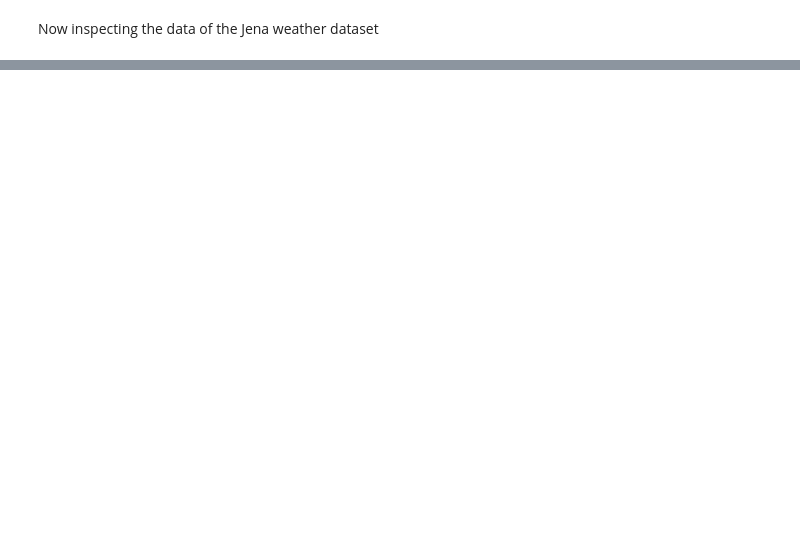
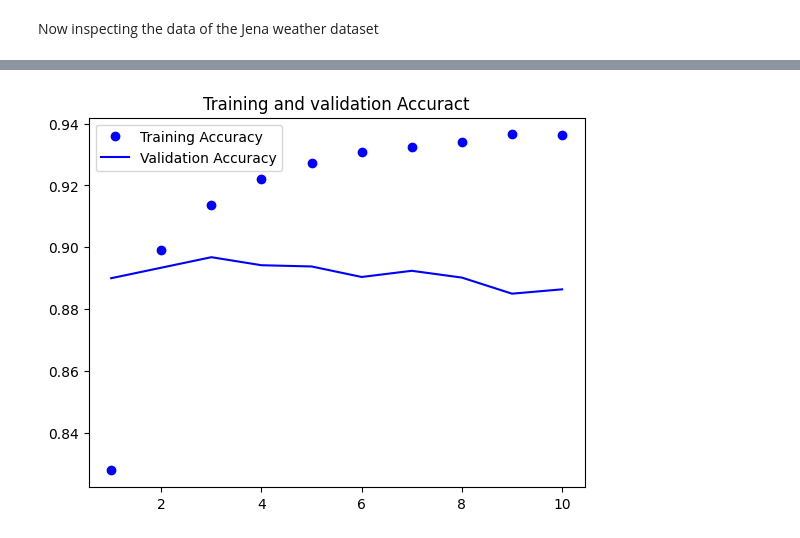
Before and after one commit to josephassiga/tensorflow-and-keras-tutorial, a Jupyter notebook: W3/Lab5/W3_Lab_1_intro_nlp.ipynb, the cells around one changed output, grey strips where cells are left out. Cells and saved outputs as stored; diff of their text form; code cells hidden in the pictures; blank space fills up the shorter version.

```diff
--- a/W3/Lab5/W3_Lab_1_intro_nlp.ipynb
+++ b/W3/Lab5/W3_Lab_1_intro_nlp.ipynb
@@ -30,0 +82,15 @@ from tensorflow.keras import layers
+# %%
+batch_size = 32
+batch_size = 32
+
+train_ds = keras.utils.text_dataset_from_directory(
+ "aclImdb/train", batch_size=batch_size
+)
+
+val_ds = keras.utils.text_dataset_from_directory(
+ "aclImdb/val", batch_size=batch_size
+)
+
+test_ds = keras.utils.text_dataset_from_directory(
+ "aclImdb/test", batch_size=batch_size
+)
@@ -32,0 +150,17 @@ Now inspecting the data of the Jena weather dataset
+# %%
+model = get_model()
+model.summary()
+
+callbacks = [
+ keras.callbacks.ModelCheckpoint("binary_1gram.keras",
+ save_best_only=True)
+]
+
+history = model.fit(binary_1gram_train_ds.cache(),
+validation_data=binary_1gram_val_ds.cache(),
+ epochs=10,
+ callbacks=callbacks)
+
+model = keras.models.load_model("binary_1gram.keras")
+
+print(f"Test acc: {model.evaluate(binary_1gram_test_ds)[1]:.3f}")
@@ -32,0 +185,13 @@ Now inspecting the data of the Jena weather dataset
+# %%
+import matplotlib.pyplot as plt
+loss = history.history["accuracy"]
+val_loss = history.history["val_accuracy"]
+epochs = range(1, len(loss) + 1)
+plt.figure()
+plt.plot(epochs, loss, "bo", label="Training Accuracy")
+plt.plot(epochs, val_loss, "b", label="Validation Accuracy")
+plt.title("Training and validation Accuract")
+plt.legend()
+plt.show()
+# %% [output]
+[figure, added]
```
Also changed, not shown: parts of 14 cells of this notebook.
